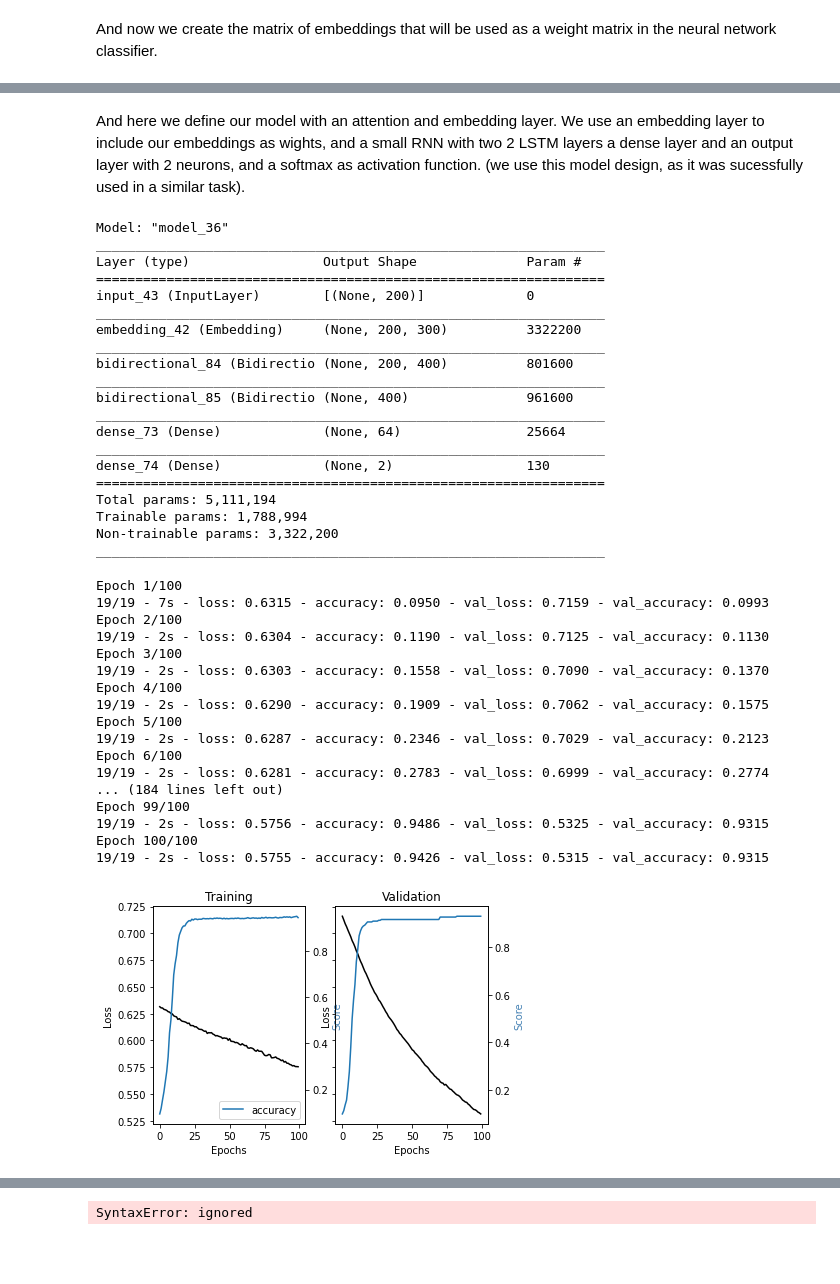
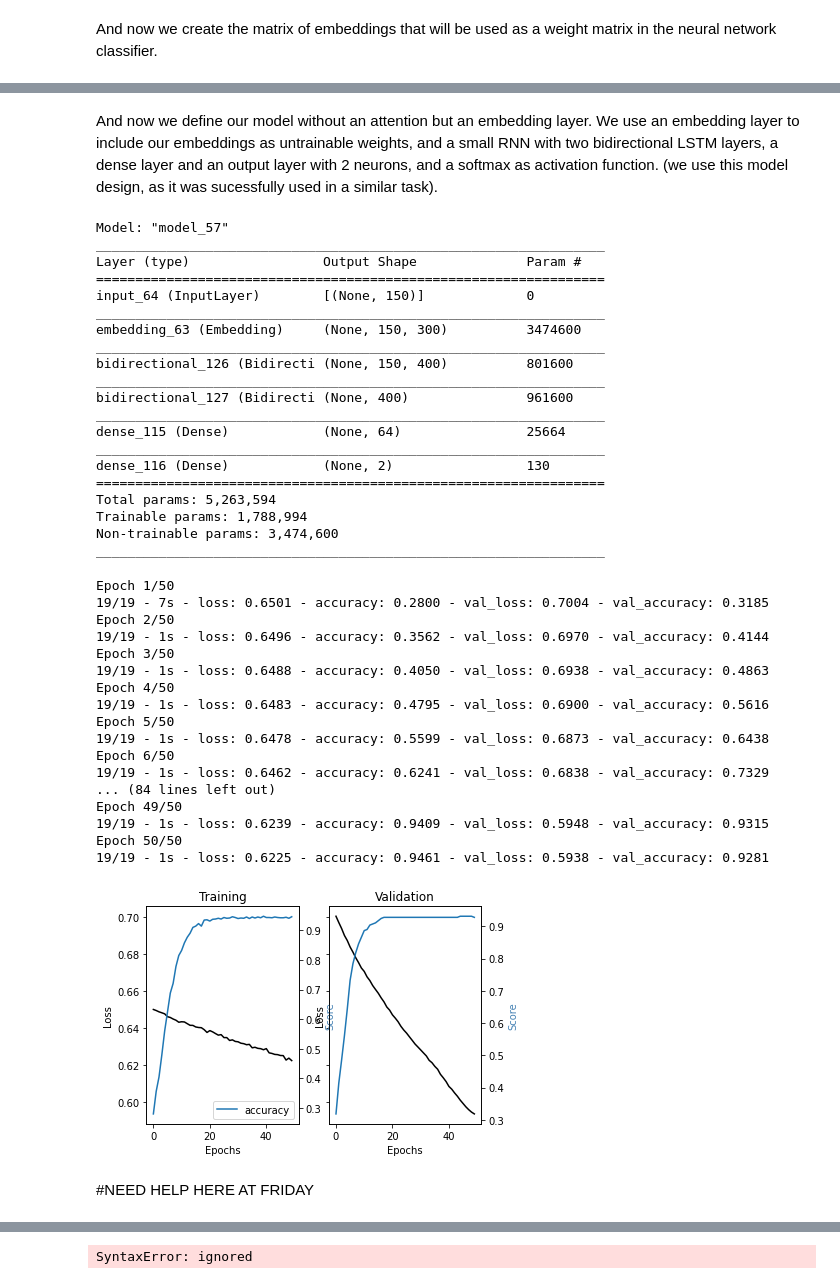
Before and after one commit to maychr/hello-world, a Jupyter notebook: azubi_evaluation_uni_mannheim/code/Project_Notebook_Chris_word2vec.ipynb, the cells around one changed output, grey strips where cells are left out. Saved outputs shown, nothing was run; the diff lists cells and outputs as text; code cells hidden in the pictures; blank space fills up the shorter version.

```diff
--- a/azubi_evaluation_uni_mannheim/code/Project_Notebook_Chris_word2vec.ipynb
+++ b/azubi_evaluation_uni_mannheim/code/Project_Notebook_Chris_word2vec.ipynb
@@ -826,6 +881,6 @@ Ok, lets use our created embeddings by transforming this corpus to the Word2Vec
 # %%
 ## tokenize text
-tokenizer = kprocessing.text.Tokenizer(lower=True, split=' ',
+tokenizer = kprocessing.text.Tokenizer(lower=False, split=' ',
                      oov_token="NaN",
                      filters='!"#$%&()*+,-./:;<=>?@[\\]^_`{|}~\t\n')
 tokenizer.fit_on_texts(lst_corpus)
@@ -836,7 +891,7 @@ lst_text2seq= tokenizer.texts_to_sequences(lst_corpus)
 
 ## padding sequence
 X_train = kprocessing.sequence.pad_sequences(lst_text2seq,
-                    maxlen=200, padding="post", truncating="post") #need to think about maxlen
+                    maxlen=150, padding="post", truncating="post") #need to think about maxlen
 # %% [markdown]
 How does our features look like? We see here a feature map where we see that some mails contains more features (black) than others.
 # %%
@@ -940,14 +992,14 @@ array([7.60416667, 0.53519062])
 # %% [markdown]
-And here we define our model with an attention and embedding layer. We use an embedding layer to include our embeddings as wights, and a small RNN with two 2 LSTM layers a dense layer and an output layer with 2 neurons, and a softmax as activation function. (we use this model design, as it was sucessfully used in a similar task).
+And now we define our model without an attention but an embedding layer. We use an embedding layer to include our embeddings as untrainable weights, and a small RNN with two bidirectional LSTM layers, a dense layer and an output layer with 2 neurons, and a softmax as activation function. (we use this model design, as it was sucessfully used in a similar task).
 # %%
 from tensorflow import keras
 
 ## input
-x_in = layers.Input(shape=(200,))## embedding
+x_in = layers.Input(shape=(150,))## embedding
 x = layers.Embedding(input_dim=embeddings.shape[0],
                      output_dim=embeddings.shape[1],
                      weights=[embeddings],
-                     input_length=200, trainable=False)(x_in)
+                     input_length=150, trainable=False)(x_in)
 ## apply attention
 #x = attention_layer(x, neurons=150)
 ## 2 layers of bidirectional lstm
@@ -968,25 +1020,25 @@ model.compile(loss='sparse_categorical_crossentropy',  # #binary_crossentropy
 
 model.summary()
 # %% [output]
-Model: "model_36"
+Model: "model_57"
 _________________________________________________________________
 Layer (type)                 Output Shape              Param #
 =================================================================
-input_43 (InputLayer)        [(None, 200)]             0
+input_64 (InputLayer)        [(None, 150)]             0
 _________________________________________________________________
-embedding_42 (Embedding)     (None, 200, 300)          3322200
+embedding_63 (Embedding)     (None, 150, 300)          3474600
 _________________________________________________________________
-bidirectional_84 (Bidirectio (None, 200, 400)          801600
+bidirectional_126 (Bidirecti (None, 150, 400)          801600
 _________________________________________________________________
-bidirectional_85 (Bidirectio (None, 400)               961600
+bidirectional_127 (Bidirecti (None, 400)               961600
 _________________________________________________________________
-dense_73 (Dense)             (None, 64)                25664
+dense_115 (Dense)            (None, 64)                25664
 _________________________________________________________________
-dense_74 (Dense)             (None, 2)                 130
+dense_116 (Dense)            (None, 2)                 130
 =================================================================
-Total params: 5,111,194
+Total params: 5,263,594
 Trainable params: 1,788,994
-Non-trainable params: 3,322,200
+Non-trainable params: 3,474,600
 _________________________________________________________________
 # %%
 ## encode y
@@ -996,52 +1048,54 @@ inverse_dic = {v:k for k,v in dic_y_mapping.items()}
 y_train = np.array([inverse_dic[y] for y in y_train])
 
 ## train
 training = model.fit(x=X_train, y=y_train, batch_size=64,
-                     epochs=100, shuffle=True, verbose=2,
+                     epochs=50, shuffle=True, verbose=2,
                      validation_split=0.2, class_weight={0:7, 1:0.5}) #0:14, 1:1
 
 ## plot loss and accuracy
 metrics = [k for k in training.history.keys() if ("loss" not in k) and ("val" not in k)]
 fig, ax = plt.subplots(nrows=1, ncols=2, sharey=True)
 
 ax[0].set(title="Training")
 ax11 = ax[0].twinx()
 ax[0].plot(training.history['loss'], color='black')
 ax[0].set_xlabel('Epochs')
 ax[0].set_ylabel('Loss', color='black')
 for metric in metrics:
     ax11.plot(training.history[metric], label=metric)
 ax11.set_ylabel("Score", color='steelblue')
 ax11.legend()
 ax[1].set(title="Validation")
 ax22 = ax[1].twinx()
 
 ax[1].plot(training.history['val_loss'], color='black')
 ax[1].set_xlabel('Epochs')
 ax[1].set_ylabel('Loss', color='black')
 for metric in metrics:
      ax22.plot(training.history['val_'+metric], label=metric)
 ax22.set_ylabel("Score", color="steelblue")
 plt.show()
 # %% [output]
-Epoch 1/100
-19/19 - 7s - loss: 0.6315 - accuracy: 0.0950 - val_loss: 0.7159 - val_accuracy: 0.0993
-Epoch 2/100
-19/19 - 2s - loss: 0.6304 - accuracy: 0.1190 - val_loss: 0.7125 - val_accuracy: 0.1130
-Epoch 3/100
-19/19 - 2s - loss: 0.6303 - accuracy: 0.1558 - val_loss: 0.7090 - val_accuracy: 0.1370
-Epoch 4/100
-19/19 - 2s - loss: 0.6290 - accuracy: 0.1909 - val_loss: 0.7062 - val_accuracy: 0.1575
-Epoch 5/100
-19/19 - 2s - loss: 0.6287 - accuracy: 0.2346 - val_loss: 0.7029 - val_accuracy: 0.2123
-Epoch 6/100
-19/19 - 2s - loss: 0.6281 - accuracy: 0.2783 - val_loss: 0.6999 - val_accuracy: 0.2774
-... (184 lines left out)
-Epoch 99/100
-19/19 - 2s - loss: 0.5756 - accuracy: 0.9486 - val_loss: 0.5325 - val_accuracy: 0.9315
-Epoch 100/100
-19/19 - 2s - loss: 0.5755 - accuracy: 0.9426 - val_loss: 0.5315 - val_accuracy: 0.9315
+Epoch 1/50
+19/19 - 7s - loss: 0.6501 - accuracy: 0.2800 - val_loss: 0.7004 - val_accuracy: 0.3185
+Epoch 2/50
+19/19 - 1s - loss: 0.6496 - accuracy: 0.3562 - val_loss: 0.6970 - val_accuracy: 0.4144
+Epoch 3/50
+19/19 - 1s - loss: 0.6488 - accuracy: 0.4050 - val_loss: 0.6938 - val_accuracy: 0.4863
+Epoch 4/50
+19/19 - 1s - loss: 0.6483 - accuracy: 0.4795 - val_loss: 0.6900 - val_accuracy: 0.5616
+Epoch 5/50
+19/19 - 1s - loss: 0.6478 - accuracy: 0.5599 - val_loss: 0.6873 - val_accuracy: 0.6438
+Epoch 6/50
+19/19 - 1s - loss: 0.6462 - accuracy: 0.6241 - val_loss: 0.6838 - val_accuracy: 0.7329
+... (84 lines left out)
+Epoch 49/50
+19/19 - 1s - loss: 0.6239 - accuracy: 0.9409 - val_loss: 0.5948 - val_accuracy: 0.9315
+Epoch 50/50
+19/19 - 1s - loss: 0.6225 - accuracy: 0.9461 - val_loss: 0.5938 - val_accuracy: 0.9281
-[figure, old version]
+[figure, new version]
+# %% [markdown]
+#NEED HELP HERE AT FRIDAY
 # %%
 #insert chris predict model function here #need chris quick help
 # my guess: this sucks. i think there are only 1's predicted
```
Also changed, not shown: parts of 37 cells of this notebook.
